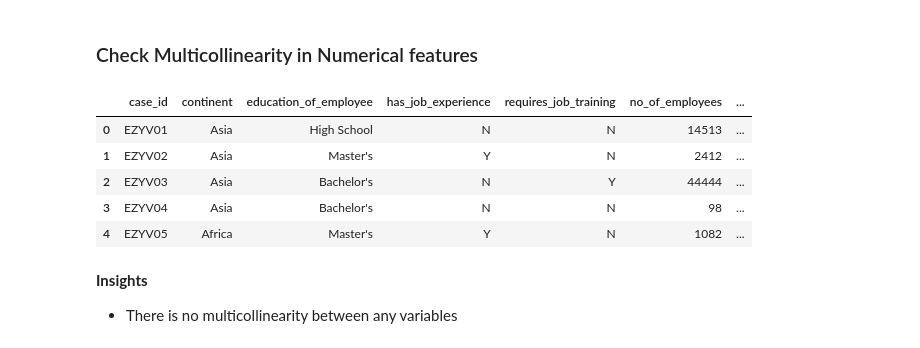
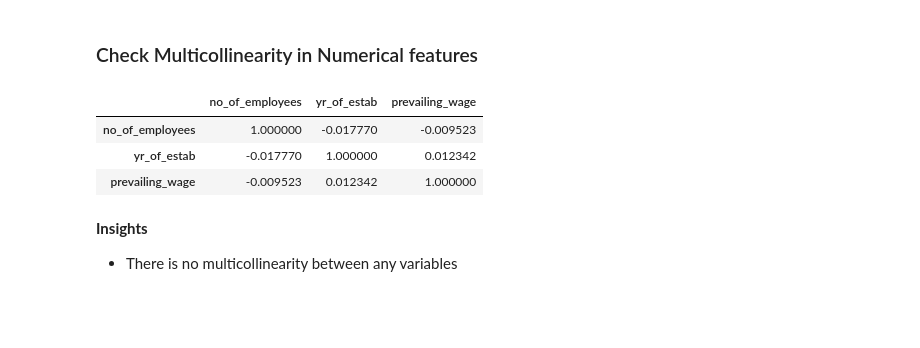
Before and after one commit to ashutoshsinha25/US-VISA-Approval, a Jupyter notebook: notebook/1_EDA.ipynb, the cells around one changed output. Drawn from its saved outputs; the diff is of its cells as text; code cells hidden in the pictures; blank space fills up the shorter version.

```diff
--- a/notebook/1_EDA.ipynb
+++ b/notebook/1_EDA.ipynb
@@ -199,14 +199,12 @@ We have 3 continuous_features : ['no_of_employees', 'yr_of_estab', 'prevailing_w
 # %% [markdown]
 ### Check Multicollinearity in Numerical features
 # %%
-df.head()
+df[numeric_features].corr()
 # %% [output]
-|  | case_id | continent | education_of_employee | has_job_experience | requires_job_training | no_of_employees | ... |
-| 0 | EZYV01 | Asia | High School | N | N | 14513 | ... |
-| 1 | EZYV02 | Asia | Master's | Y | N | 2412 | ... |
-| 2 | EZYV03 | Asia | Bachelor's | N | Y | 44444 | ... |
-| 3 | EZYV04 | Asia | Bachelor's | N | N | 98 | ... |
-| 4 | EZYV05 | Africa | Master's | Y | N | 1082 | ... |
+|  | no_of_employees | yr_of_estab | prevailing_wage |
+| no_of_employees | 1.000000 | -0.017770 | -0.009523 |
+| yr_of_estab | -0.017770 | 1.000000 | 0.012342 |
+| prevailing_wage | -0.009523 | 0.012342 | 1.000000 |
 # %% [markdown]
 **Insights**
  - There is no multicollinearity between any variables
```
Also changed, not shown: 2 other files.
